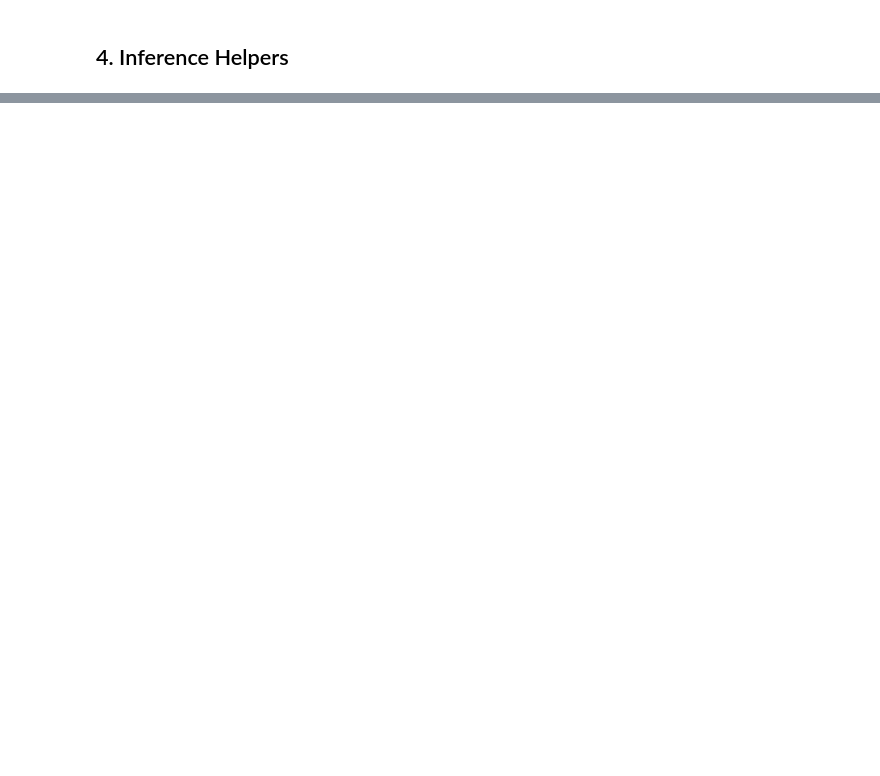
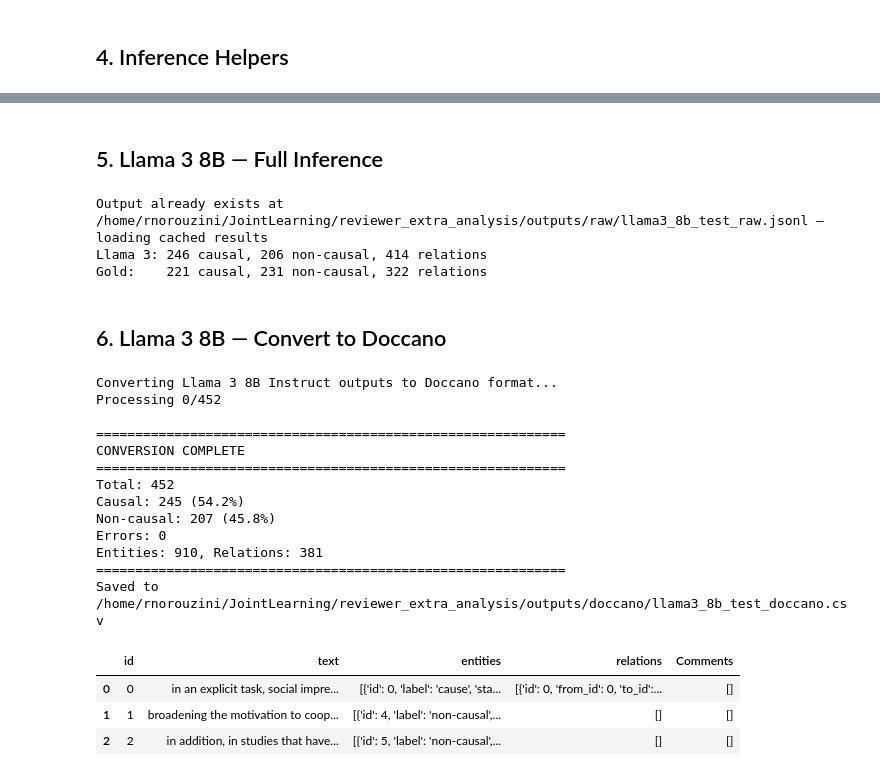
Before and after one commit to rasoulnorouzi/JointLearning, a Jupyter notebook: reviewer_extra_analysis/llm_evaluation.ipynb, the cells around one changed output, grey strips where cells are left out. Saved outputs shown, nothing was run; the diff lists cells and outputs as text; code cells hidden in the pictures; blank space fills up the shorter version.

```diff
--- a/reviewer_extra_analysis/llm_evaluation.ipynb
+++ b/reviewer_extra_analysis/llm_evaluation.ipynb
@@ -25,8 +20,13 @@ import torch
 from vllm import LLM, SamplingParams
 from transformers import AutoTokenizer
 
+# Robust project root: handle both direct execution and nbconvert
 PROJECT_ROOT = os.getcwd()
+if os.path.basename(PROJECT_ROOT) == "reviewer_extra_analysis":
+    PROJECT_ROOT = os.path.dirname(PROJECT_ROOT)
+
 ANALYSIS_DIR = os.path.join(PROJECT_ROOT, "reviewer_extra_analysis")
+sys.path.insert(0, PROJECT_ROOT)
 sys.path.insert(0, os.path.join(PROJECT_ROOT, "src"))
 
 from reviewer_extra_analysis.converter import convert_raw_to_doccano, parse_llm_output
@@ -331,0 +165,66 @@ print(f"\nSaved results to {results_path}")
+# %% [markdown]
+## 5. Llama 3 8B — Full Inference
+# %%
+MODEL_KEY = "llama3_8b"
+cfg = MODEL_CONFIGS[MODEL_KEY]
+OUTPUT_FILE = f"{MODEL_KEY}_test_raw.jsonl"
+output_path = os.path.join(RAW_DIR, OUTPUT_FILE)
+
+if os.path.exists(output_path):
+    print(f"Output already exists at {output_path} — loading cached results")
+    with open(output_path, "r", encoding="utf-8") as f:
+        raw_results = [json.loads(line) for line in f]
+else:
+    tokenizer = AutoTokenizer.from_pretrained(cfg["path"], trust_remote_code=True)
+    all_prompts = build_prompts(prompt_template, all_sentences, tokenizer,
+                                 cfg["tokenizer_kwargs"])
+    raw_results = run_inference(cfg["path"], all_prompts, all_sentences,
+                                OUTPUT_FILE, cfg["max_model_len"])
+
+# Store in global dicts for later use
+all_raw_results = {}
+all_doccano_dfs = {}
+all_eval_results = {}
+
+all_raw_results[MODEL_KEY] = raw_results
+
+causal = sum(1 for r in raw_results if r.get('causal'))
+non_causal = len(raw_results) - causal
+total_rels = sum(len(r.get('relations', [])) for r in raw_results)
+print(f"Llama 3: {causal} causal, {non_causal} non-causal, {total_rels} relations")
+print(f"Gold:    221 causal, 231 non-causal, 322 relations")
+# %% [output]
+Output already exists at /home/rnorouzini/JointLearning/reviewer_extra_analysis/outputs/raw/llama3_8b_test_raw.jsonl — loading cached results
+Llama 3: 246 causal, 206 non-causal, 414 relations
+Gold:    221 causal, 231 non-causal, 322 relations
+# %% [markdown]
+## 6. Llama 3 8B — Convert to Doccano
+# %%
+MODEL_KEY = "llama3_8b"
+cfg = MODEL_CONFIGS[MODEL_KEY]
+
+print(f"Converting {cfg['name']} outputs to Doccano format...")
+doccano_df = convert_raw_to_doccano(all_raw_results[MODEL_KEY])
+doccano_path = os.path.join(DOCCANO_DIR, f"{MODEL_KEY}_test_doccano.csv")
+doccano_df.to_csv(doccano_path, index=False)
+all_doccano_dfs[MODEL_KEY] = doccano_df
+print(f"Saved to {doccano_path}")
+display(doccano_df.head(3))
+# %% [output]
+Converting Llama 3 8B Instruct outputs to Doccano format...
+Processing 0/452
+
+============================================================
+CONVERSION COMPLETE
+============================================================
+Total: 452
+Causal: 245 (54.2%)
+Non-causal: 207 (45.8%)
+Errors: 0
+Entities: 910, Relations: 381
+============================================================
+Saved to /home/rnorouzini/JointLearning/reviewer_extra_analysis/outputs/doccano/llama3_8b_test_doccano.csv
+|  | id | text | entities | relations | Comments |
+| 0 | 0 | in an explicit task, social impre... | [{'id': 0, 'label': 'cause', 'sta... | [{'id': 0, 'from_id': 0, 'to_id':... | [] |
+| 1 | 1 | broadening the motivation to coop... | [{'id': 4, 'label': 'non-causal',... | [] | [] |
+| 2 | 2 | in addition, in studies that have... | [{'id': 5, 'label': 'non-causal',... | [] | [] |
```
Also changed, not shown: parts of 39 cells of this notebook, 9 other files.
